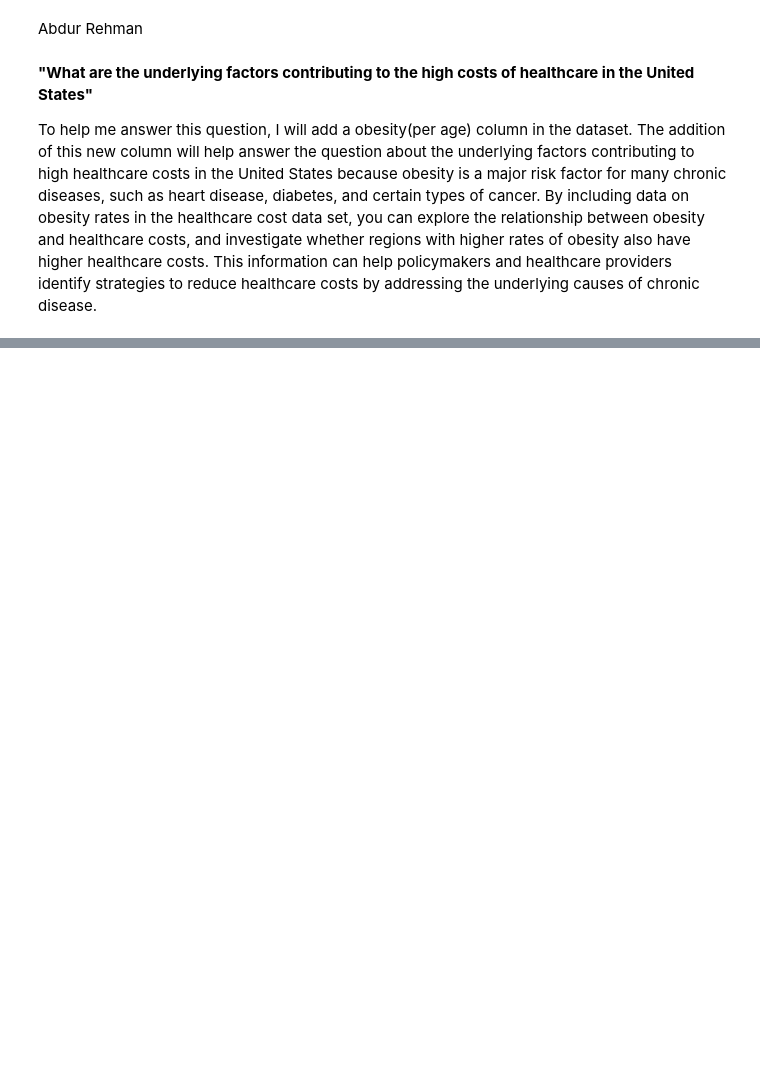
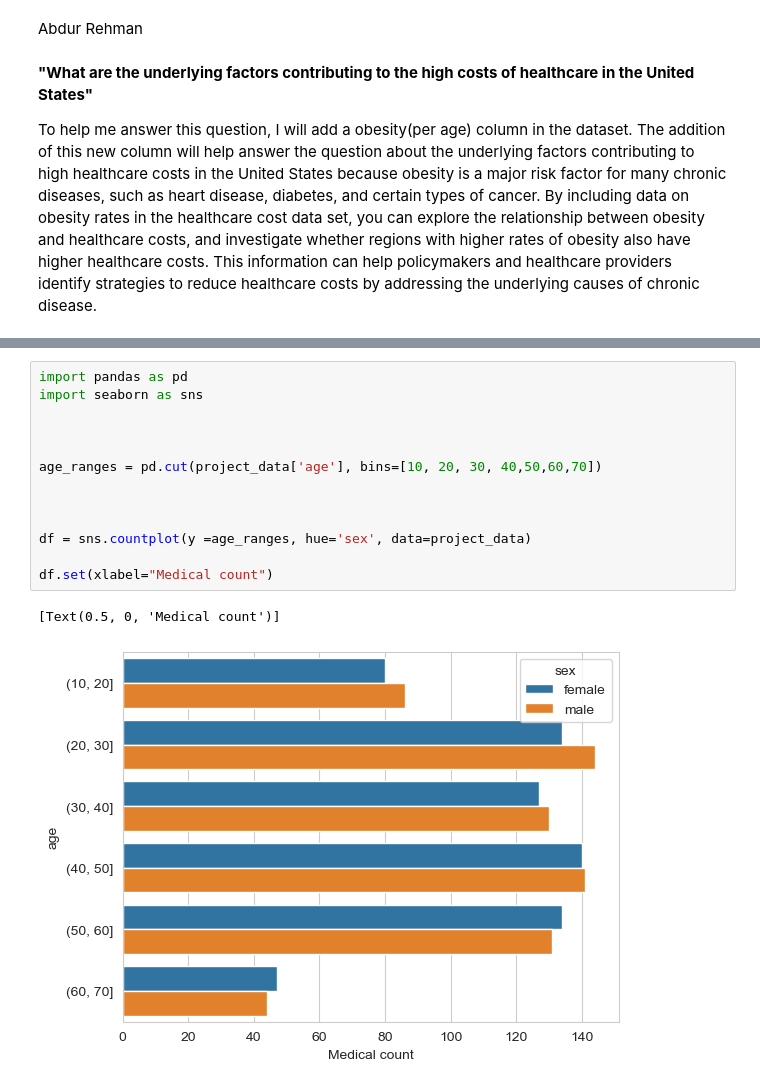
Before and after one commit to ubco-W2022T2-data301/project-group-group40, a Jupyter notebook: analysis/analysis1.ipynb, the cells around one changed output, grey strips where cells are left out. Drawn from its saved outputs; the diff is of its cells as text; blank space fills up the shorter version.

```diff
--- a/analysis/analysis1.ipynb
+++ b/analysis/analysis1.ipynb
@@ -12,0 +38,16 @@ FileNotFoundError: [Errno 2] No such file or directory: 'data/raw/Medical_Cost.c
+# %%
+import pandas as pd
+import seaborn as sns
+
+
+
+age_ranges = pd.cut(project_data['age'], bins=[10, 20, 30, 40,50,60,70])
+
+
+
+df = sns.countplot(y =age_ranges, hue='sex', data=project_data)
+
+df.set(xlabel="Medical count")
+# %% [output]
+[Text(0.5, 0, 'Medical count')]
+[figure, added]
```
Also changed, not shown: parts of 3 cells of this notebook, 2 other files.
